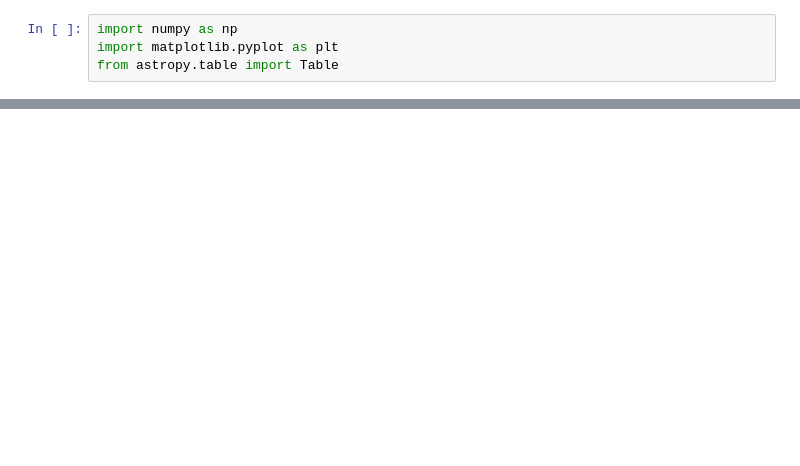
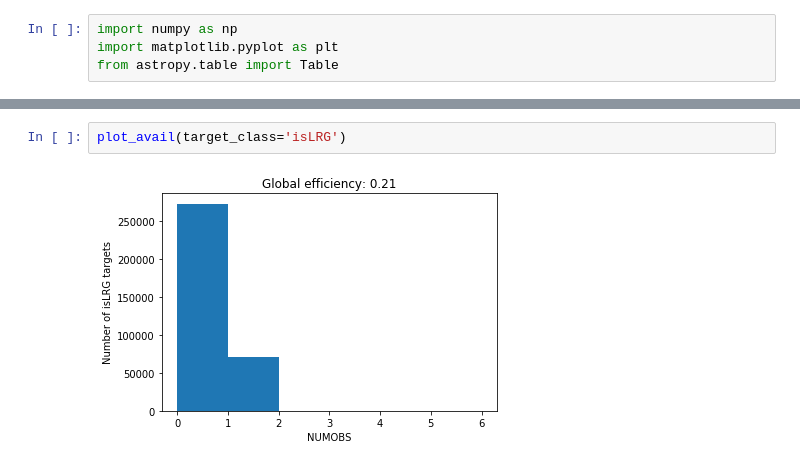
Before and after one commit to forero/SandboxDESI, a Jupyter notebook: DR8/explore_results_fba_DR8.ipynb, the cells around one changed output, grey strips where cells are left out. Drawn from its saved outputs; the diff is of its cells as text; blank space fills up the shorter version.

```diff
--- a/DR8/explore_results_fba_DR8.ipynb
+++ b/DR8/explore_results_fba_DR8.ipynb
@@ -84,0 +48,4 @@ Text(0.5,1,'Global efficiency: 0.65')
+# %%
+plot_avail(target_class='isLRG')
+# %% [output]
+[figure, added]
```
Also changed, not shown: parts of 13 cells of this notebook.
